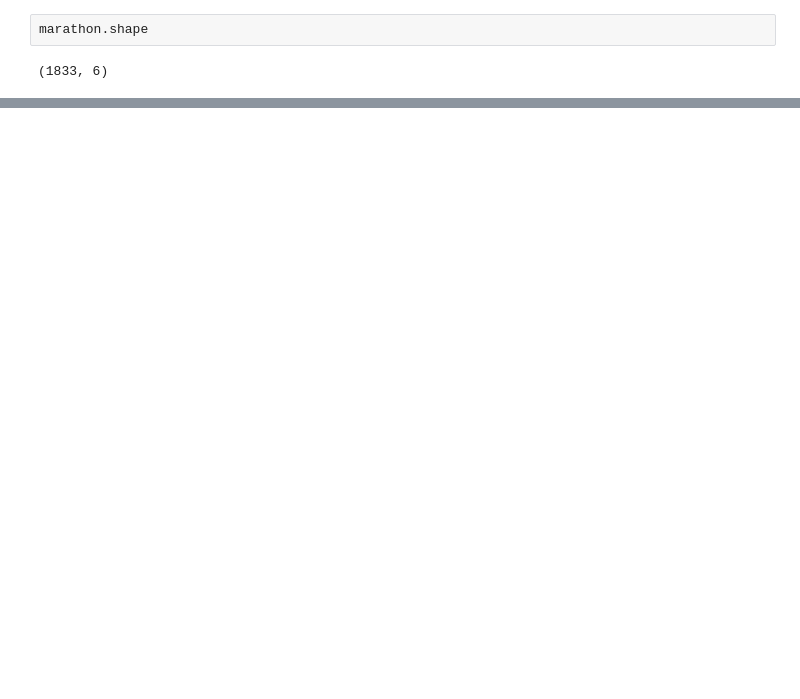
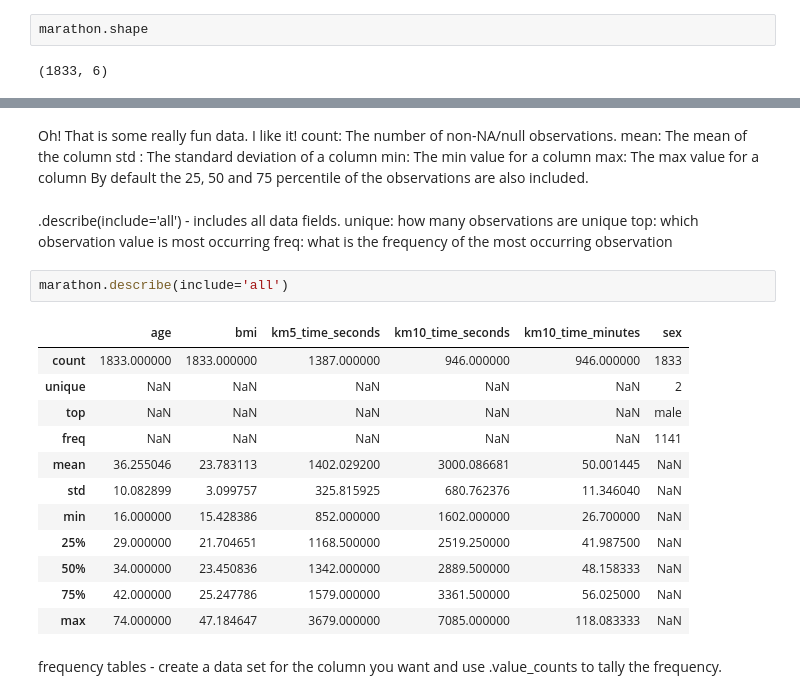
Before and after one commit to AsdWaring/Python_Practice, a Jupyter notebook: course.ipynb, the cells around one changed output, grey strips where cells are left out. Drawn from its saved outputs; the diff is of its cells as text; blank space fills up the shorter version.

```diff
--- a/course.ipynb
+++ b/course.ipynb
@@ -24,0 +200,30 @@ marathon.shape
+# %% [markdown]
+Oh! That is some really fun data. I like it!
+count: The number of non-NA/null observations.
+mean: The mean of the column
+std : The standard deviation of a column
+min: The min value for a column
+max: The max value for a column
+By default the 25, 50 and 75 percentile of the observations are also included.
+# %% [markdown]
+.describe(include='all') - includes all data fields.
+unique: how many observations are unique
+top: which observation value is most occurring
+freq: what is the frequency of the most occurring observation
+# %%
+marathon.describe(include='all')
+# %% [output]
+|  | age | bmi | km5_time_seconds | km10_time_seconds | km10_time_minutes | sex |
+| count | 1833.000000 | 1833.000000 | 1387.000000 | 946.000000 | 946.000000 | 1833 |
+| unique | NaN | NaN | NaN | NaN | NaN | 2 |
+| top | NaN | NaN | NaN | NaN | NaN | male |
+| freq | NaN | NaN | NaN | NaN | NaN | 1141 |
+| mean | 36.255046 | 23.783113 | 1402.029200 | 3000.086681 | 50.001445 | NaN |
+| std | 10.082899 | 3.099757 | 325.815925 | 680.762376 | 11.346040 | NaN |
+| min | 16.000000 | 15.428386 | 852.000000 | 1602.000000 | 26.700000 | NaN |
+| 25% | 29.000000 | 21.704651 | 1168.500000 | 2519.250000 | 41.987500 | NaN |
+| 50% | 34.000000 | 23.450836 | 1342.000000 | 2889.500000 | 48.158333 | NaN |
+| 75% | 42.000000 | 25.247786 | 1579.000000 | 3361.500000 | 56.025000 | NaN |
+| max | 74.000000 | 47.184647 | 3679.000000 | 7085.000000 | 118.083333 | NaN |
+# %% [markdown]
+frequency tables - create a data set for the column you want and use .value_counts to tally the frequency.
```
Also changed, not shown: parts of 37 cells of this notebook, 1 other file.
